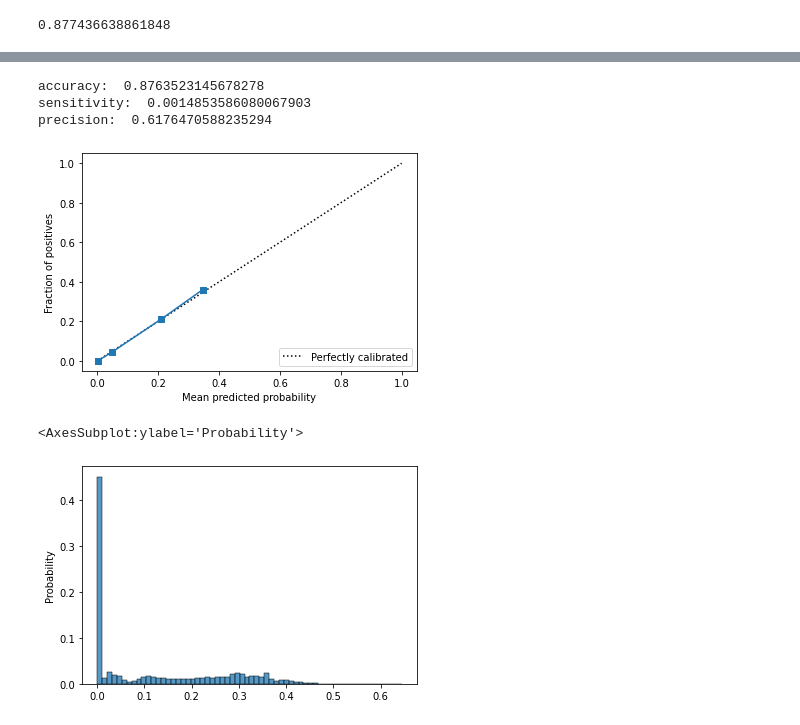
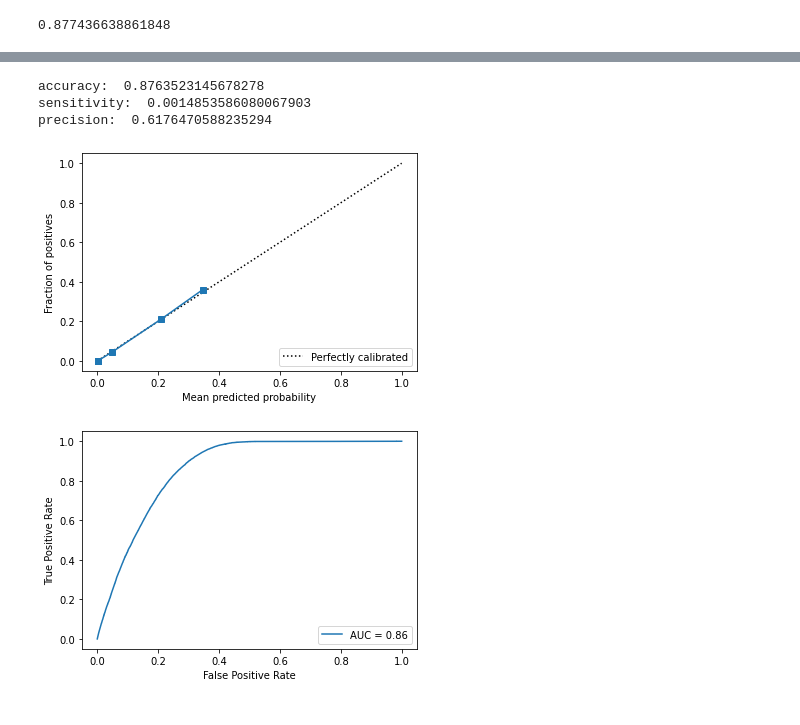
Before and after one commit to Johannes-Gross/business-analytics, a Jupyter notebook: insurance-jg.ipynb, the cells around one changed output, grey strips where cells are left out. Cells and saved outputs as stored; diff of their text form; code cells hidden in the pictures.

```diff
--- a/insurance-jg.ipynb
+++ b/insurance-jg.ipynb
@@ -65,15 +90,11 @@ eval_clf_calib(lr, X_test, y_test)
 # %%
 gb = GradientBoostingClassifier(n_estimators=500,learning_rate=0.05).fit(X_train, y_train)
 eval_clf_perf(gb, X_test, y_test)
 eval_clf_calib(gb, X_test, y_test)
+eval_clf_roc(gb, X_test, y_test)
 # %% [output]
 accuracy:  0.8763523145678278
 sensitivity:  0.0014853586080067903
 precision:  0.6176470588235294
 [figure]
+[figure, added]
-# %%
-probs = gb.predict_proba(X_test)
-sns.histplot(probs[:,1], stat='probability')
-# %% [output]
-<AxesSubplot:ylabel='Probability'>
-[figure, removed]
```
Also changed, not shown: parts of 6 cells of this notebook, 1 other file.
